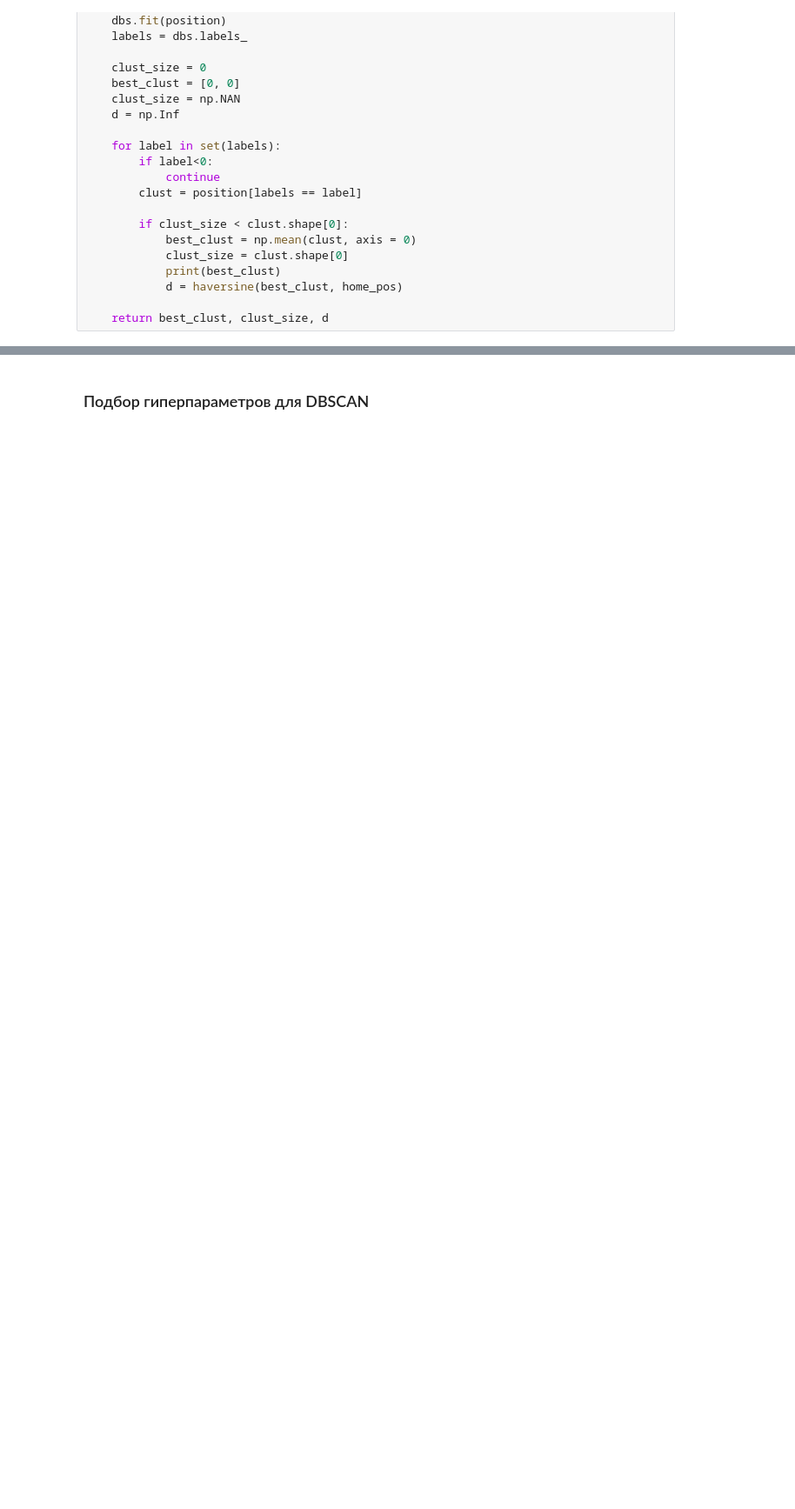
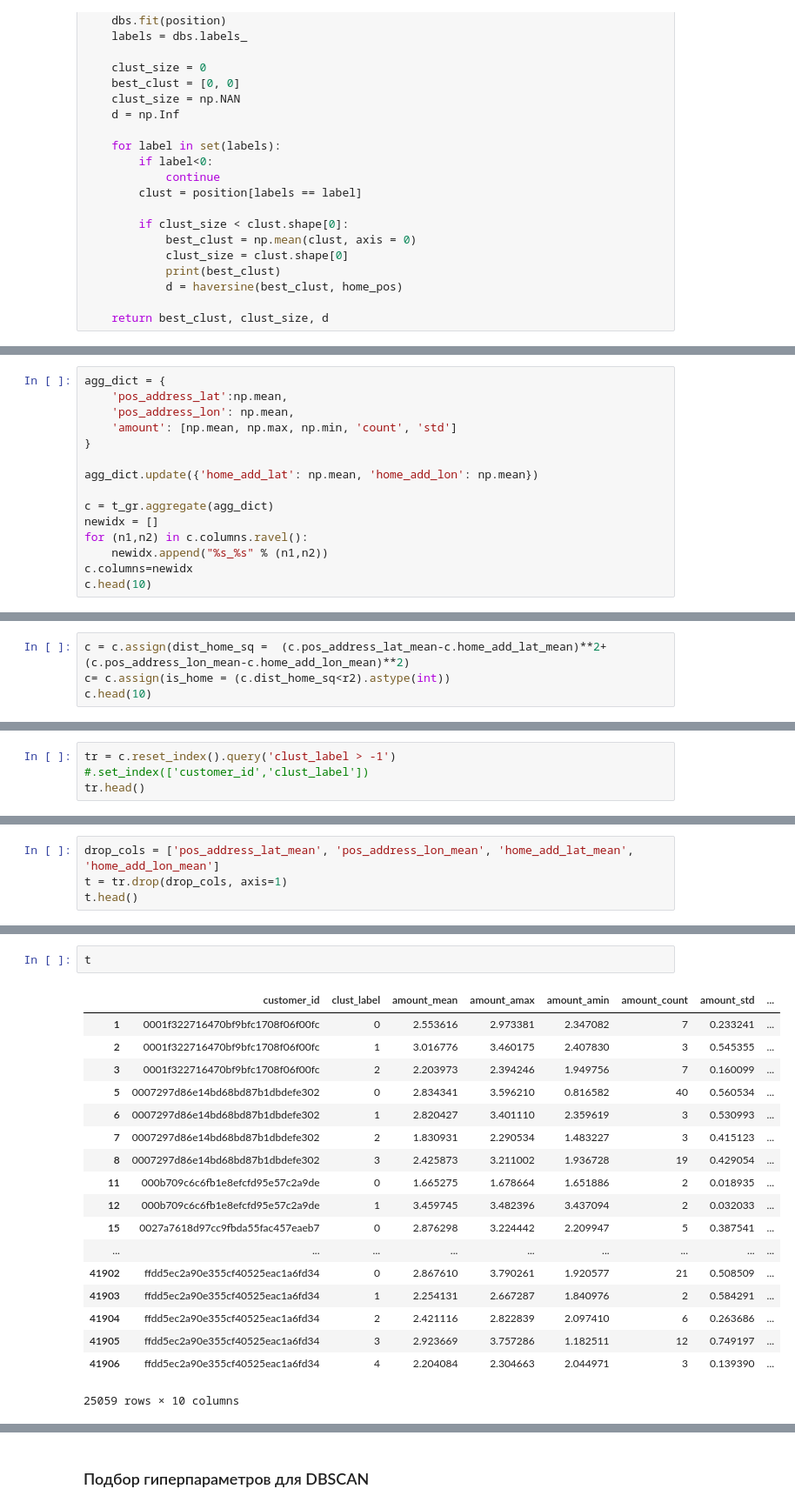
Before and after one commit to PhySci/raiffaizen, a Jupyter notebook: DBSCAN.ipynb, the cells around one changed output, grey strips where cells are left out. Shown at 87% size. Saved outputs shown, nothing was run; the diff lists cells and outputs as text; blank space fills up the shorter version.

```diff
--- a/DBSCAN.ipynb
+++ b/DBSCAN.ipynb
@@ -135,0 +203,15 @@ def get_dbscan_score(df, dbscan_params, mcc_code = 5411, calc_dist = True):
+# %%
+agg_dict = {
+    'pos_address_lat':np.mean,
+    'pos_address_lon': np.mean,
+    'amount': [np.mean, np.max, np.min, 'count', 'std']
+}
+
+agg_dict.update({'home_add_lat': np.mean, 'home_add_lon': np.mean})
+
+c = t_gr.aggregate(agg_dict)
+newidx = []
+for (n1,n2) in c.columns.ravel():
+    newidx.append("%s_%s" % (n1,n2))
+c.columns=newidx
+c.head(10)
@@ -135,0 +231,4 @@ def get_dbscan_score(df, dbscan_params, mcc_code = 5411, calc_dist = True):
+# %%
+c = c.assign(dist_home_sq =  (c.pos_address_lat_mean-c.home_add_lat_mean)**2+(c.pos_address_lon_mean-c.home_add_lon_mean)**2)
+c= c.assign(is_home = (c.dist_home_sq<r2).astype(int))
+c.head(10)
@@ -135,0 +248,3 @@ def get_dbscan_score(df, dbscan_params, mcc_code = 5411, calc_dist = True):
+# %%
+tr = c.reset_index().query('clust_label > -1') #.set_index(['customer_id','clust_label'])
+tr.head()
@@ -135,0 +297,4 @@ def get_dbscan_score(df, dbscan_params, mcc_code = 5411, calc_dist = True):
+# %%
+drop_cols = ['pos_address_lat_mean', 'pos_address_lon_mean', 'home_add_lat_mean', 'home_add_lon_mean']
+t = tr.drop(drop_cols, axis=1)
+t.head()
@@ -135,0 +308,21 @@ def get_dbscan_score(df, dbscan_params, mcc_code = 5411, calc_dist = True):
+# %%
+t
+# %% [output]
+|  | customer_id | clust_label | amount_mean | amount_amax | amount_amin | amount_count | amount_std | ... |
+| 1 | 0001f322716470bf9bfc1708f06f00fc | 0 | 2.553616 | 2.973381 | 2.347082 | 7 | 0.233241 | ... |
+| 2 | 0001f322716470bf9bfc1708f06f00fc | 1 | 3.016776 | 3.460175 | 2.407830 | 3 | 0.545355 | ... |
+| 3 | 0001f322716470bf9bfc1708f06f00fc | 2 | 2.203973 | 2.394246 | 1.949756 | 7 | 0.160099 | ... |
+| 5 | 0007297d86e14bd68bd87b1dbdefe302 | 0 | 2.834341 | 3.596210 | 0.816582 | 40 | 0.560534 | ... |
+| 6 | 0007297d86e14bd68bd87b1dbdefe302 | 1 | 2.820427 | 3.401110 | 2.359619 | 3 | 0.530993 | ... |
+| 7 | 0007297d86e14bd68bd87b1dbdefe302 | 2 | 1.830931 | 2.290534 | 1.483227 | 3 | 0.415123 | ... |
+| 8 | 0007297d86e14bd68bd87b1dbdefe302 | 3 | 2.425873 | 3.211002 | 1.936728 | 19 | 0.429054 | ... |
+| 11 | 000b709c6c6fb1e8efcfd95e57c2a9de | 0 | 1.665275 | 1.678664 | 1.651886 | 2 | 0.018935 | ... |
+| 12 | 000b709c6c6fb1e8efcfd95e57c2a9de | 1 | 3.459745 | 3.482396 | 3.437094 | 2 | 0.032033 | ... |
+| 15 | 0027a7618d97cc9fbda55fac457eaeb7 | 0 | 2.876298 | 3.224442 | 2.209947 | 5 | 0.387541 | ... |
+| ... | ... | ... | ... | ... | ... | ... | ... | ... |
+| 41902 | ffdd5ec2a90e355cf40525eac1a6fd34 | 0 | 2.867610 | 3.790261 | 1.920577 | 21 | 0.508509 | ... |
+| 41903 | ffdd5ec2a90e355cf40525eac1a6fd34 | 1 | 2.254131 | 2.667287 | 1.840976 | 2 | 0.584291 | ... |
+| 41904 | ffdd5ec2a90e355cf40525eac1a6fd34 | 2 | 2.421116 | 2.822839 | 2.097410 | 6 | 0.263686 | ... |
+| 41905 | ffdd5ec2a90e355cf40525eac1a6fd34 | 3 | 2.923669 | 3.757286 | 1.182511 | 12 | 0.749197 | ... |
+| 41906 | ffdd5ec2a90e355cf40525eac1a6fd34 | 4 | 2.204084 | 2.304663 | 2.044971 | 3 | 0.139390 | ... |
+25059 rows × 10 columns
```
Also changed, not shown: parts of 33 cells of this notebook, 3 other files.
